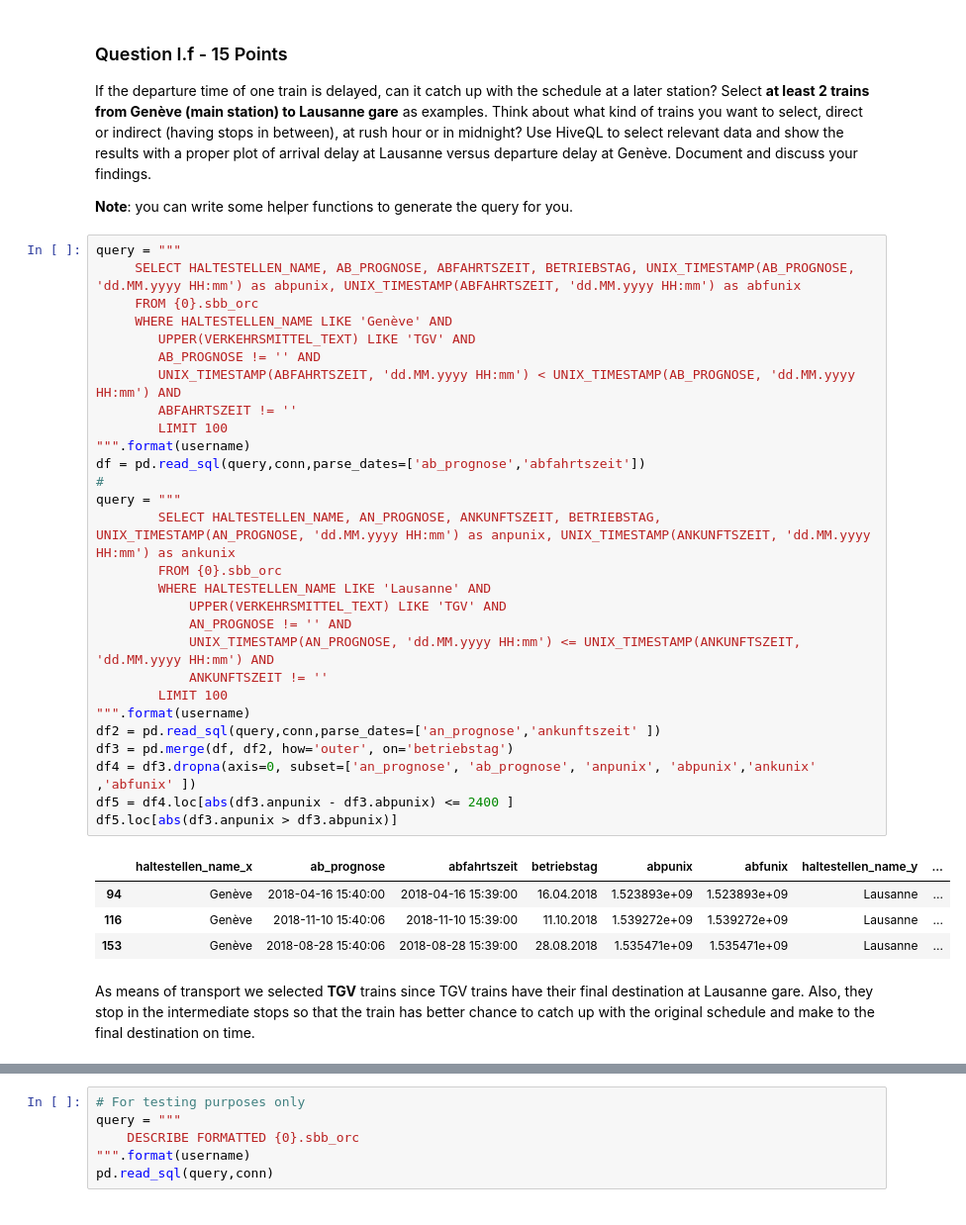
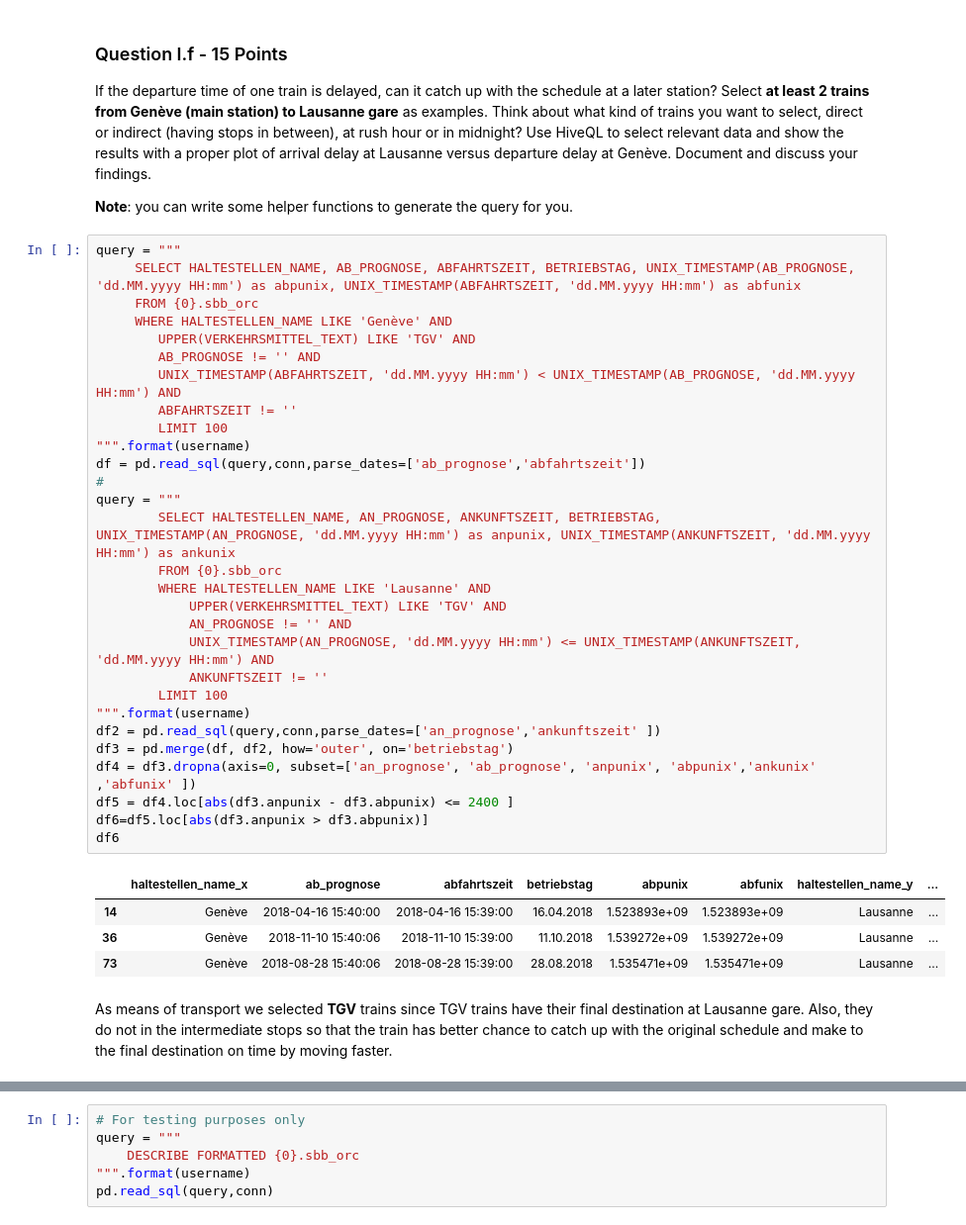
Before and after one commit to FurkanKarakas/dslab-homework-1, a Jupyter notebook: notebooks/DSLab_homework-1.ipynb, the cells around one changed output, grey strips where cells are left out. Shown: that part at 99% size. Drawn from its saved outputs; the diff is of its cells as text.

```diff
--- a/notebooks/DSLab_homework-1.ipynb
+++ b/notebooks/DSLab_homework-1.ipynb
@@ -890,35 +890,36 @@ __Note__: you can write some helper functions to generate the query for you.
 # %%
 query = """
      SELECT HALTESTELLEN_NAME, AB_PROGNOSE, ABFAHRTSZEIT, BETRIEBSTAG, UNIX_TIMESTAMP(AB_PROGNOSE, 'dd.MM.yyyy HH:mm') as abpunix, UNIX_TIMESTAMP(ABFAHRTSZEIT, 'dd.MM.yyyy HH:mm') as abfunix
      FROM {0}.sbb_orc
      WHERE HALTESTELLEN_NAME LIKE 'Genève' AND
         UPPER(VERKEHRSMITTEL_TEXT) LIKE 'TGV' AND
         AB_PROGNOSE != '' AND
         UNIX_TIMESTAMP(ABFAHRTSZEIT, 'dd.MM.yyyy HH:mm') < UNIX_TIMESTAMP(AB_PROGNOSE, 'dd.MM.yyyy HH:mm') AND
         ABFAHRTSZEIT != ''
         LIMIT 100
 """.format(username)
 df = pd.read_sql(query,conn,parse_dates=['ab_prognose','abfahrtszeit'])
 #
 query = """
         SELECT HALTESTELLEN_NAME, AN_PROGNOSE, ANKUNFTSZEIT, BETRIEBSTAG, UNIX_TIMESTAMP(AN_PROGNOSE, 'dd.MM.yyyy HH:mm') as anpunix, UNIX_TIMESTAMP(ANKUNFTSZEIT, 'dd.MM.yyyy HH:mm') as ankunix
         FROM {0}.sbb_orc
         WHERE HALTESTELLEN_NAME LIKE 'Lausanne' AND
             UPPER(VERKEHRSMITTEL_TEXT) LIKE 'TGV' AND
             AN_PROGNOSE != '' AND
             UNIX_TIMESTAMP(AN_PROGNOSE, 'dd.MM.yyyy HH:mm') <= UNIX_TIMESTAMP(ANKUNFTSZEIT, 'dd.MM.yyyy HH:mm') AND
             ANKUNFTSZEIT != ''
         LIMIT 100
 """.format(username)
 df2 = pd.read_sql(query,conn,parse_dates=['an_prognose','ankunftszeit' ])
 df3 = pd.merge(df, df2, how='outer', on='betriebstag')
 df4 = df3.dropna(axis=0, subset=['an_prognose', 'ab_prognose', 'anpunix', 'abpunix','ankunix' ,'abfunix' ])
 df5 = df4.loc[abs(df3.anpunix - df3.abpunix) <= 2400 ]
-df5.loc[abs(df3.anpunix > df3.abpunix)]
+df6=df5.loc[abs(df3.anpunix > df3.abpunix)]
+df6
 # %% [output]
 |  | haltestellen_name_x | ab_prognose | abfahrtszeit | betriebstag | abpunix | abfunix | haltestellen_name_y | ... |
-| 94 | Genève | 2018-04-16 15:40:00 | 2018-04-16 15:39:00 | 16.04.2018 | 1.523893e+09 | 1.523893e+09 | Lausanne | ... |
-| 116 | Genève | 2018-11-10 15:40:06 | 2018-11-10 15:39:00 | 11.10.2018 | 1.539272e+09 | 1.539272e+09 | Lausanne | ... |
-| 153 | Genève | 2018-08-28 15:40:06 | 2018-08-28 15:39:00 | 28.08.2018 | 1.535471e+09 | 1.535471e+09 | Lausanne | ... |
+| 14 | Genève | 2018-04-16 15:40:00 | 2018-04-16 15:39:00 | 16.04.2018 | 1.523893e+09 | 1.523893e+09 | Lausanne | ... |
+| 36 | Genève | 2018-11-10 15:40:06 | 2018-11-10 15:39:00 | 11.10.2018 | 1.539272e+09 | 1.539272e+09 | Lausanne | ... |
+| 73 | Genève | 2018-08-28 15:40:06 | 2018-08-28 15:39:00 | 28.08.2018 | 1.535471e+09 | 1.535471e+09 | Lausanne | ... |
 # %% [markdown]
-As means of transport we selected **TGV** trains since TGV trains have their final destination at Lausanne gare. Also, they stop in the intermediate stops so that the train has better chance to catch up with the original schedule and make to the final destination on time.
+As means of transport we selected **TGV** trains since TGV trains have their final destination at Lausanne gare. Also, they do not in the intermediate stops so that the train has better chance to catch up with the original schedule and make to the final destination on time by moving faster.
```
Also changed, not shown: parts of 2 cells of this notebook.
